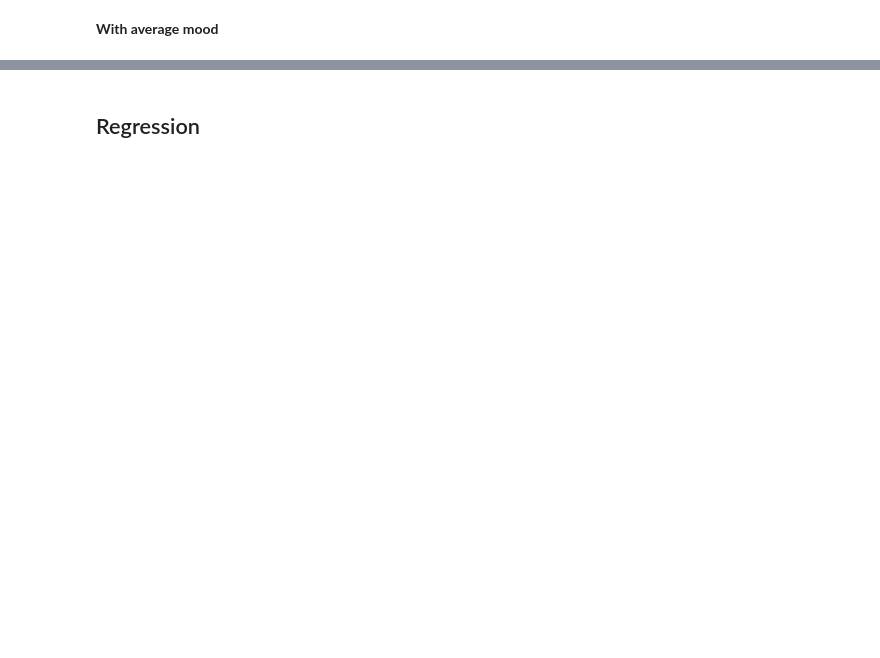
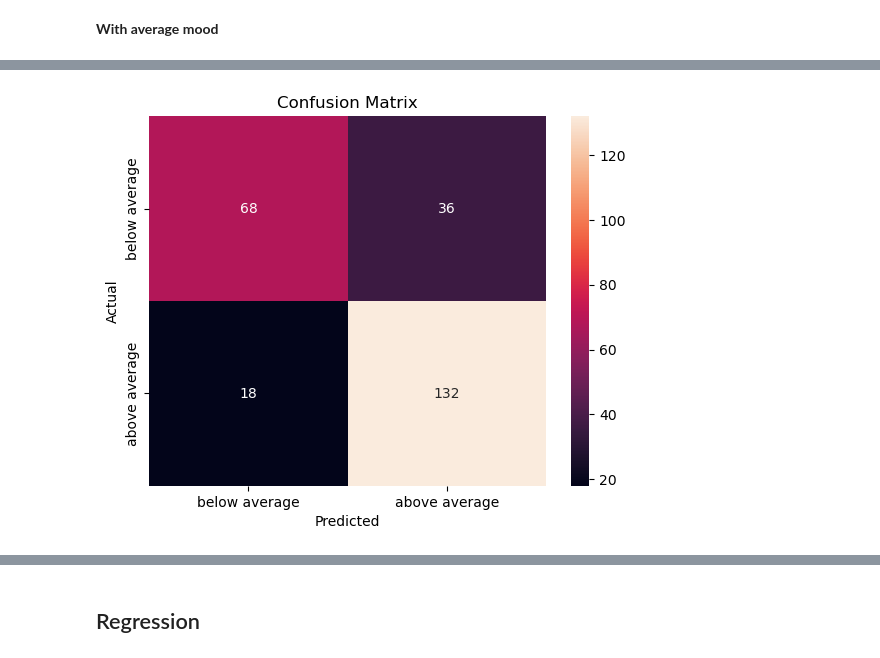
Before and after one commit to DKLEINLEUNK/DataMining, a Jupyter notebook: main_kaleem.ipynb, the cells around one changed output, grey strips where cells are left out. Saved outputs shown, nothing was run; the diff lists cells and outputs as text; code cells hidden in the pictures; blank space fills up the shorter version.

```diff
--- a/main_kaleem.ipynb
+++ b/main_kaleem.ipynb
@@ -64,0 +51,4 @@ Name: mood_category, Length: 254, dtype: object
+# %%
+classify_regress.create_confusion_matrix(y_test_2, y_pred_2, save_fig=True)
+# %% [output]
+[figure, added]
```
Also changed, not shown: parts of 26 cells of this notebook.
